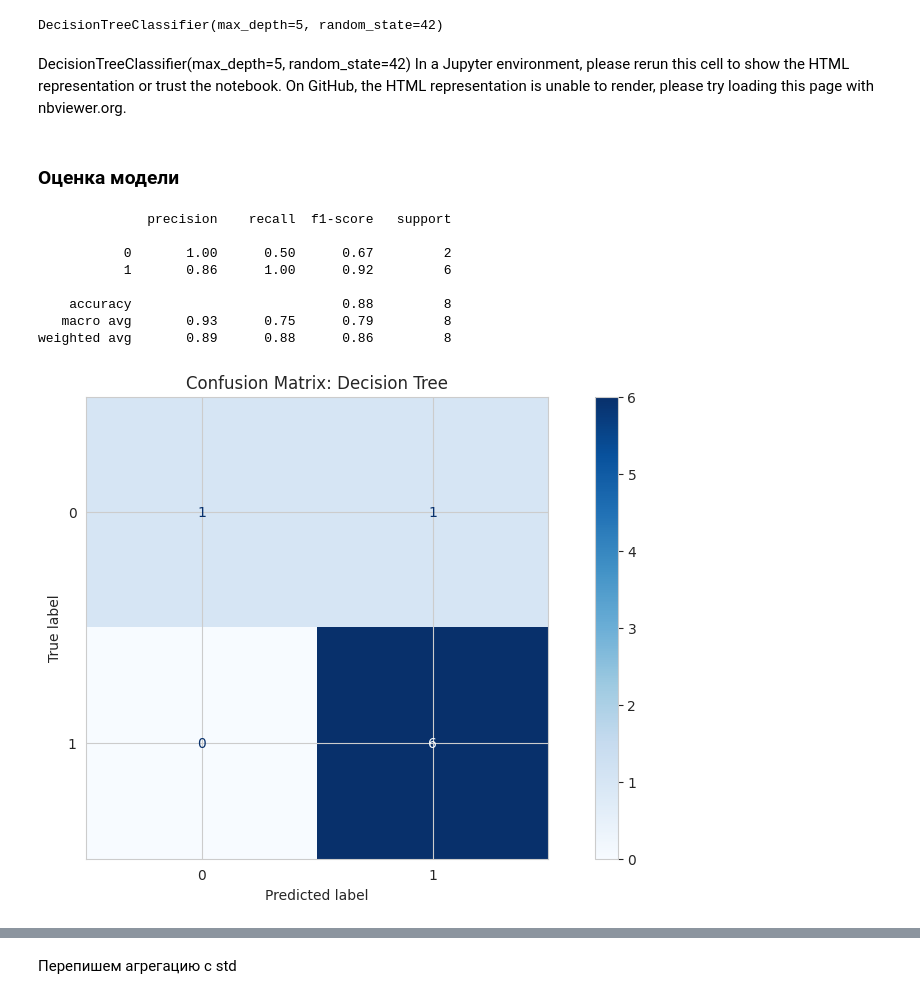
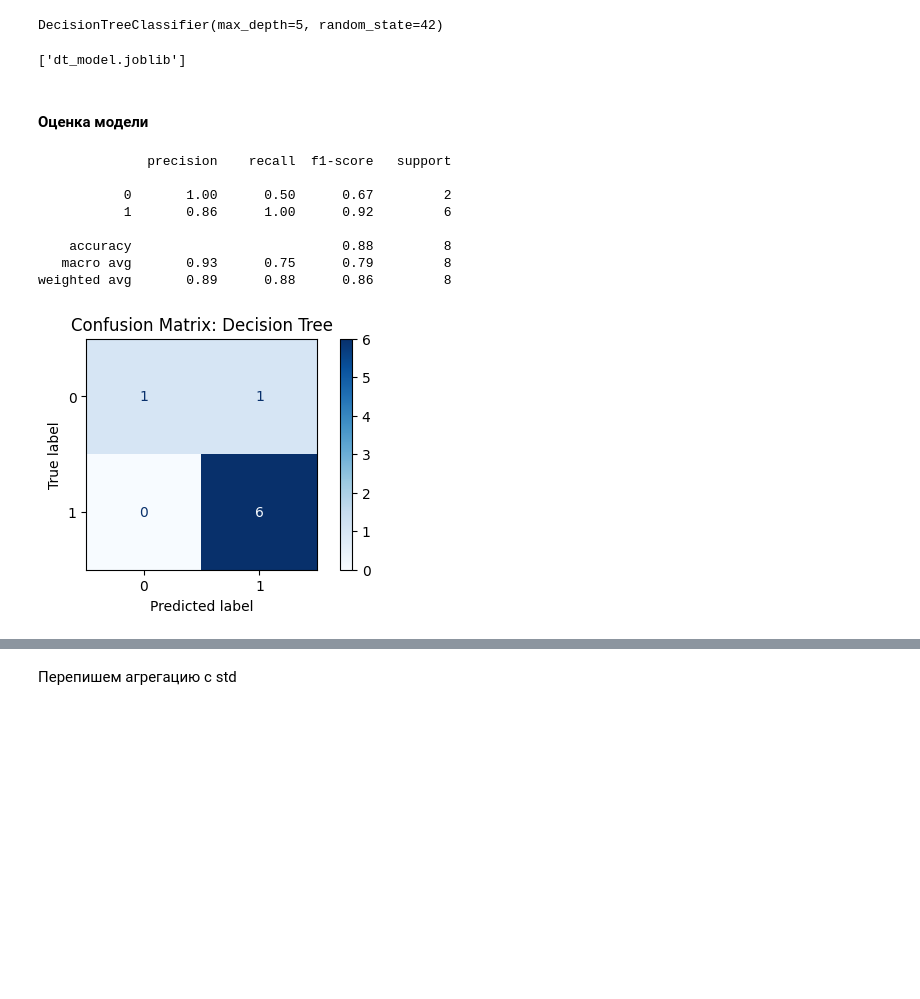
Before and after one commit to Delyaoch/parkinson-streamlit-app, a Jupyter notebook: models.ipynb, the cells around one changed output, grey strips where cells are left out. Drawn from its saved outputs; the diff is of its cells as text; code cells hidden in the pictures; blank space fills up the shorter version.

Commit message:
Add patient stratified train\test split

```diff
--- a/models.ipynb
+++ b/models.ipynb
@@ -137,0 +118,10 @@ print(f"Уникальных пациентов : {n_pts}")
+# %%
+patient_df = (
+    df
+    .groupby('patient_id')
+    .mean(numeric_only=True)
+    .reset_index()
+)
+
+print('Размер датасета после агрегации по пациентам:', patient_df.shape)
+patient_df['status'].value_counts()
@@ -780,19 +1101,28 @@ plt.show()
+# %%
+# Заново определим трейн и тест выборки
+X = patient_df.drop(columns=['patient_id', 'status'])
+y = patient_df['status'].astype(int)
+
+X_train, X_test, y_train, y_test = train_test_split(
+    X, y, test_size=0.25, random_state=42, stratify=y
+)
 # %%
 # обучение модели
 dt_model = DecisionTreeClassifier(max_depth=5, random_state=42)
 dt_model.fit(X_train, y_train)
 # %% [output]
 DecisionTreeClassifier(max_depth=5, random_state=42)
-# %% [markdown]
-DecisionTreeClassifier(max_depth=5, random_state=42)
-In a Jupyter environment, please rerun this cell to show the HTML representation or trust the notebook.
-On GitHub, the HTML representation is unable to render, please try loading this page with nbviewer.org.
 # %%
 # предсказание модели
 y_pred_dt = dt_model.predict(X_test)
 y_proba_dt = dt_model.predict_proba(X_test)[:, 1]
+# %%
+# сохраняем параметры скейлера и модели
+joblib.dump(dt_model, 'dt_model.joblib')
+# %% [output]
+['dt_model.joblib']
 # %% [markdown]
-### Оценка модели
+#### Оценка модели
 # %%
 # отчет классификации
 print(classification_report(y_test, y_pred_dt, zero_division=0))
@@ -807,19 +1137,20 @@ print(classification_report(y_test, y_pred_dt, zero_division=0))
 weighted avg       0.89      0.88      0.86         8
 # %%
 # матрица ошибок
+fig, ax = plt.subplots(figsize=(6, 3))
 cm_dt = confusion_matrix(y_test, y_pred_dt)
 
 disp = ConfusionMatrixDisplay(
     confusion_matrix=cm_dt,
     display_labels=dt_model.classes_
 )
 
-disp.plot(cmap='Blues')
+disp.plot(cmap='Blues', ax=ax)
 
 plt.title('Confusion Matrix: Decision Tree')
 plt.show()
 # %% [output]
-[figure, old version]
+[figure, new version]
 # %%
 # ROC-кривая
 RocCurveDisplay.from_estimator(dt_model, X_test, y_test)
```
Also changed, not shown: parts of 196 cells of this notebook.
